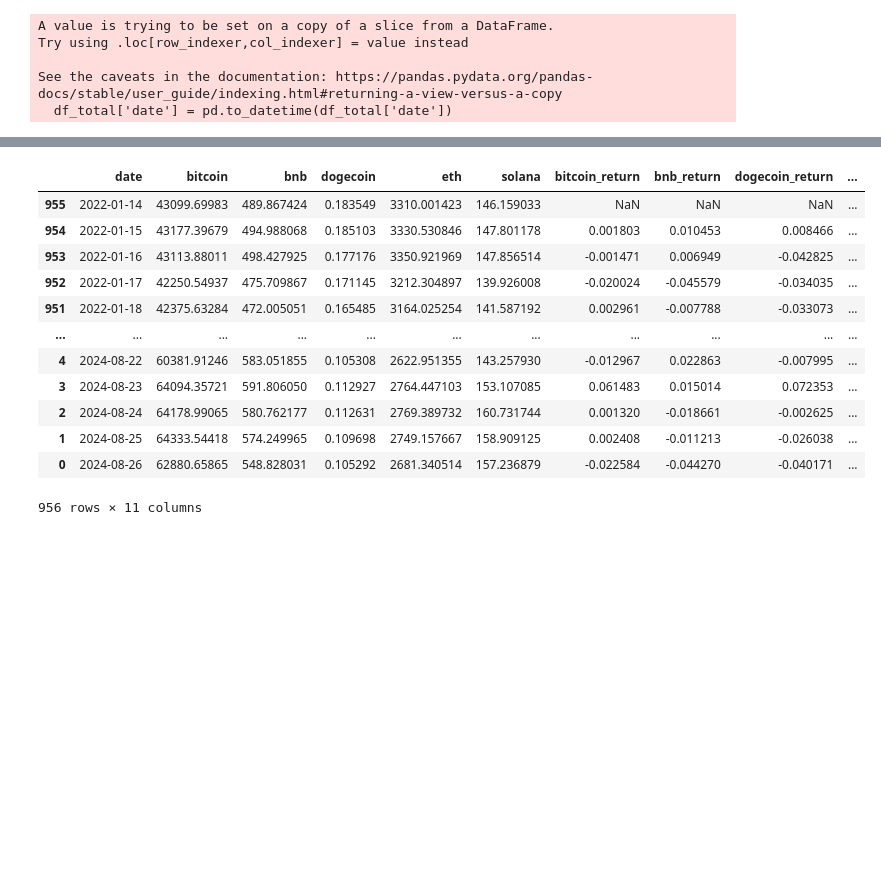
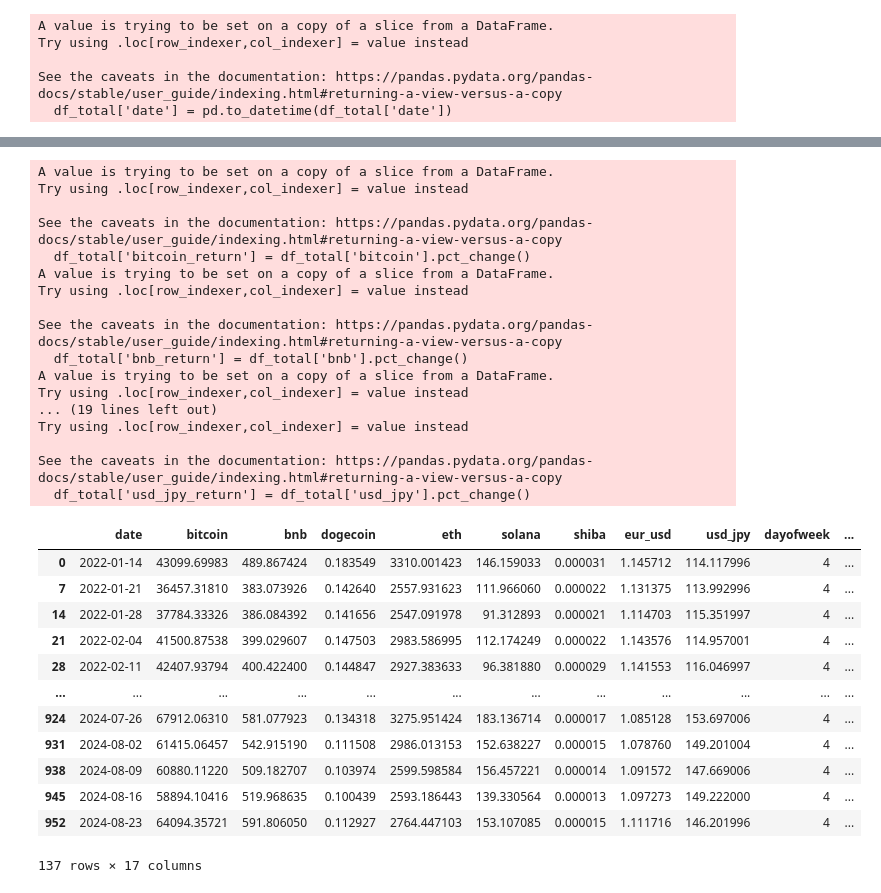
Before and after one commit to outfox330/ML_Models_on_Time_Series, a Jupyter notebook: BTC_FORECAST.ipynb, the cells around one changed output, grey strips where cells are left out. Drawn from its saved outputs; the diff is of its cells as text; code cells hidden in the pictures; blank space fills up the shorter version.

```diff
--- a/BTC_FORECAST.ipynb
+++ b/BTC_FORECAST.ipynb
@@ -319,0 +361,5 @@ df_total
+# %%
+jpy = pd.read_csv('USDJPY.csv')
+jpy.columns = ['date','usd_jpy']
+jpy['date'] = pd.to_datetime(jpy['date'])
+jpy.info()
@@ -319,0 +376,4 @@ df_total
+# %%
+df_total = pd.merge(df_total, eur, on = 'date', how='left')
+df_total = pd.merge(df_total, jpy, on = 'date', how='left')
+df_total
@@ -319,0 +394,3 @@ df_total
+# %%
+df_total['dayofweek'] = df_total['date'].dt.dayofweek
+df_total
@@ -319,0 +411,3 @@ df_total
+# %%
+df_total = df_total.loc[df_total.dayofweek==4]
+df_total
@@ -320,25 +428,43 @@ df_total
 # %%
 df_total['bitcoin_return'] = df_total['bitcoin'].pct_change()
 df_total['bnb_return'] = df_total['bnb'].pct_change()
 df_total['dogecoin_return'] = df_total['dogecoin'].pct_change()
 df_total['eth_return'] = df_total['eth'].pct_change()
 df_total['solana_return'] = df_total['solana'].pct_change()
-
+df_total['eur_usd_return'] = df_total['eur_usd'].pct_change()
+df_total['usd_jpy_return'] = df_total['usd_jpy'].pct_change()
 df_total
 # %% [output]
+A value is trying to be set on a copy of a slice from a DataFrame.
+Try using .loc[row_indexer,col_indexer] = value instead
+
+See the caveats in the documentation: https://pandas.pydata.org/pandas-docs/stable/user_guide/indexing.html#returning-a-view-versus-a-copy
+  df_total['bitcoin_return'] = df_total['bitcoin'].pct_change()
+A value is trying to be set on a copy of a slice from a DataFrame.
+Try using .loc[row_indexer,col_indexer] = value instead
+
+See the caveats in the documentation: https://pandas.pydata.org/pandas-docs/stable/user_guide/indexing.html#returning-a-view-versus-a-copy
+  df_total['bnb_return'] = df_total['bnb'].pct_change()
+A value is trying to be set on a copy of a slice from a DataFrame.
+Try using .loc[row_indexer,col_indexer] = value instead
+... (19 lines left out)
+Try using .loc[row_indexer,col_indexer] = value instead
+
+See the caveats in the documentation: https://pandas.pydata.org/pandas-docs/stable/user_guide/indexing.html#returning-a-view-versus-a-copy
+  df_total['usd_jpy_return'] = df_total['usd_jpy'].pct_change()
-|  | date | bitcoin | bnb | dogecoin | eth | solana | bitcoin_return | bnb_return | dogecoin_return | ... |
-| 955 | 2022-01-14 | 43099.69983 | 489.867424 | 0.183549 | 3310.001423 | 146.159033 | NaN | NaN | NaN | ... |
-| 954 | 2022-01-15 | 43177.39679 | 494.988068 | 0.185103 | 3330.530846 | 147.801178 | 0.001803 | 0.010453 | 0.008466 | ... |
-| 953 | 2022-01-16 | 43113.88011 | 498.427925 | 0.177176 | 3350.921969 | 147.856514 | -0.001471 | 0.006949 | -0.042825 | ... |
-| 952 | 2022-01-17 | 42250.54937 | 475.709867 | 0.171145 | 3212.304897 | 139.926008 | -0.020024 | -0.045579 | -0.034035 | ... |
-| 951 | 2022-01-18 | 42375.63284 | 472.005051 | 0.165485 | 3164.025254 | 141.587192 | 0.002961 | -0.007788 | -0.033073 | ... |
-| ... | ... | ... | ... | ... | ... | ... | ... | ... | ... | ... |
-| 4 | 2024-08-22 | 60381.91246 | 583.051855 | 0.105308 | 2622.951355 | 143.257930 | -0.012967 | 0.022863 | -0.007995 | ... |
-| 3 | 2024-08-23 | 64094.35721 | 591.806050 | 0.112927 | 2764.447103 | 153.107085 | 0.061483 | 0.015014 | 0.072353 | ... |
-| 2 | 2024-08-24 | 64178.99065 | 580.762177 | 0.112631 | 2769.389732 | 160.731744 | 0.001320 | -0.018661 | -0.002625 | ... |
-| 1 | 2024-08-25 | 64333.54418 | 574.249965 | 0.109698 | 2749.157667 | 158.909125 | 0.002408 | -0.011213 | -0.026038 | ... |
-| 0 | 2024-08-26 | 62880.65865 | 548.828031 | 0.105292 | 2681.340514 | 157.236879 | -0.022584 | -0.044270 | -0.040171 | ... |
+|  | date | bitcoin | bnb | dogecoin | eth | solana | shiba | eur_usd | usd_jpy | dayofweek | ... |
+| 0 | 2022-01-14 | 43099.69983 | 489.867424 | 0.183549 | 3310.001423 | 146.159033 | 0.000031 | 1.145712 | 114.117996 | 4 | ... |
+| 7 | 2022-01-21 | 36457.31810 | 383.073926 | 0.142640 | 2557.931623 | 111.966060 | 0.000022 | 1.131375 | 113.992996 | 4 | ... |
+| 14 | 2022-01-28 | 37784.33326 | 386.084392 | 0.141656 | 2547.091978 | 91.312893 | 0.000021 | 1.114703 | 115.351997 | 4 | ... |
+| 21 | 2022-02-04 | 41500.87538 | 399.029607 | 0.147503 | 2983.586995 | 112.174249 | 0.000022 | 1.143576 | 114.957001 | 4 | ... |
+| 28 | 2022-02-11 | 42407.93794 | 400.422400 | 0.144847 | 2927.383633 | 96.381880 | 0.000029 | 1.141553 | 116.046997 | 4 | ... |
+| ... | ... | ... | ... | ... | ... | ... | ... | ... | ... | ... | ... |
+| 924 | 2024-07-26 | 67912.06310 | 581.077923 | 0.134318 | 3275.951424 | 183.136714 | 0.000017 | 1.085128 | 153.697006 | 4 | ... |
+| 931 | 2024-08-02 | 61415.06457 | 542.915190 | 0.111508 | 2986.013153 | 152.638227 | 0.000015 | 1.078760 | 149.201004 | 4 | ... |
+| 938 | 2024-08-09 | 60880.11220 | 509.182707 | 0.103974 | 2599.598584 | 156.457221 | 0.000014 | 1.091572 | 147.669006 | 4 | ... |
+| 945 | 2024-08-16 | 58894.10416 | 519.968635 | 0.100439 | 2593.186443 | 139.330564 | 0.000013 | 1.097273 | 149.222000 | 4 | ... |
+| 952 | 2024-08-23 | 64094.35721 | 591.806050 | 0.112927 | 2764.447103 | 153.107085 | 0.000015 | 1.111716 | 146.201996 | 4 | ... |
-956 rows × 11 columns
+137 rows × 17 columns
 # %%
 df_total = df_total.dropna(axis=0)
 df_total
```
Also changed, not shown: parts of 22 cells of this notebook.
